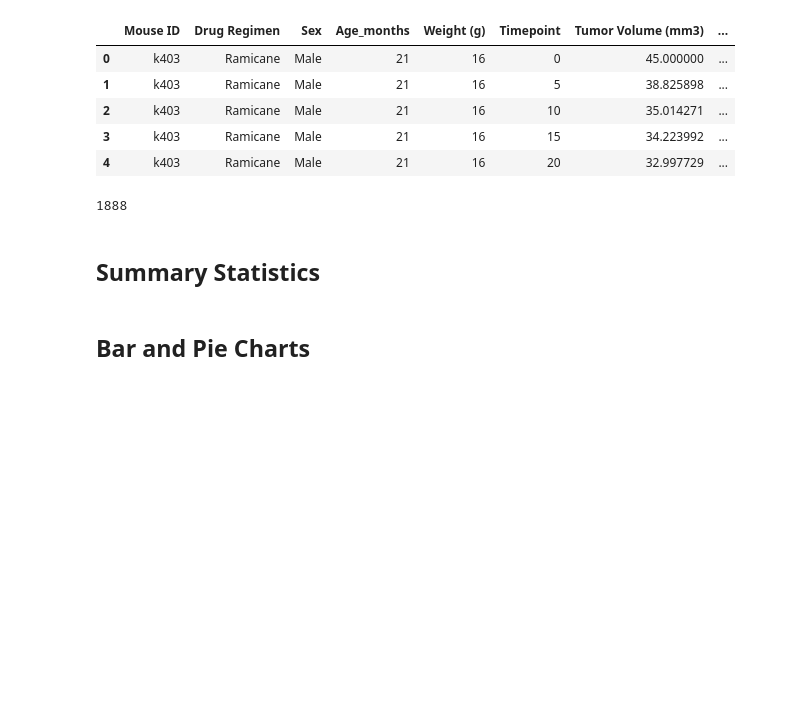
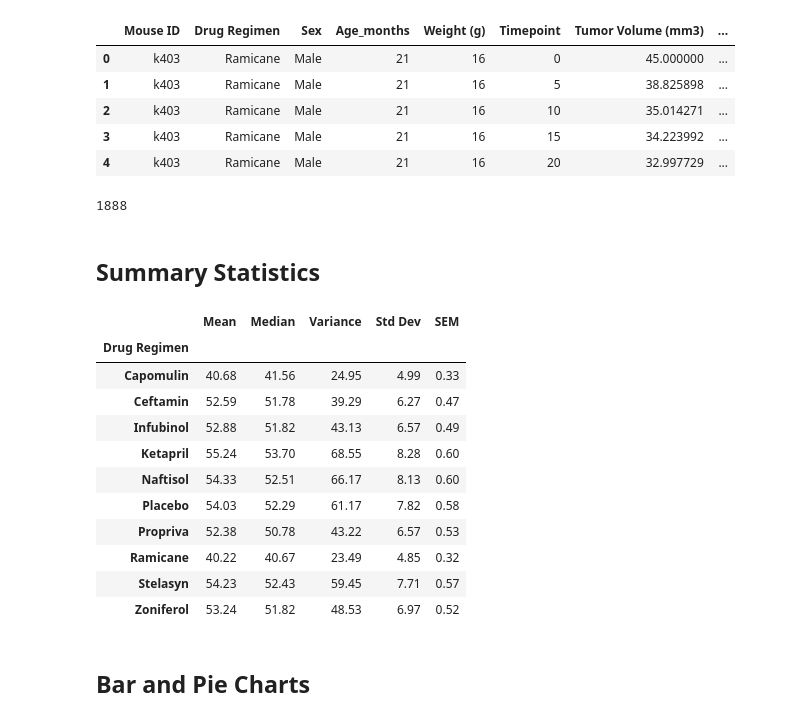
Before and after one commit to JDICKENSON91/Matplotlib_challenge, a Jupyter notebook: pymaceuticals.ipynb, the cells around one changed output. Cells and saved outputs as stored; diff of their text form; code cells hidden in the pictures; blank space fills up the shorter version.

```diff
--- a/pymaceuticals.ipynb
+++ b/pymaceuticals.ipynb
@@ -87,3 +84,48 @@ cleaned_list["Mouse ID"].count()
+# %%
+# Generate a summary statistics table of mean, median, variance, standard deviation, and SEM of the tumor volume for each regimen
+#Grouby Drug Regimen
+Grouped_clean_list = (cleaned_list.groupby(['Drug Regimen']))
+
+grouped_regimen_mean = round(pd.DataFrame((cleaned_list.groupby(['Drug Regimen']).mean())),2)
+grouped_regimen_mean = grouped_regimen_mean.drop(["Age_months","Weight (g)","Timepoint","Metastatic Sites"], axis=1)
+grouped_regimen_mean = grouped_regimen_mean.rename(columns = {"Tumor Volume (mm3)":"Mean"})
+
+grouped_regimen_median = round(pd.DataFrame((cleaned_list.groupby(['Drug Regimen']).median())),2)
+grouped_regimen_median = grouped_regimen_median.drop(["Age_months","Weight (g)","Timepoint","Metastatic Sites"], axis=1)
+grouped_regimen_median = grouped_regimen_median.rename(columns = {"Tumor Volume (mm3)":"Median"})
+
+Summary_Statistics = pd.merge(grouped_regimen_mean, grouped_regimen_median, how="left", on="Drug Regimen")
+
+
+grouped_regimen_variance = round(pd.DataFrame(cleaned_list.groupby(['Drug Regimen']).var()),2)
+grouped_regimen_variance = grouped_regimen_variance.drop(["Age_months","Weight (g)","Timepoint","Metastatic Sites"], axis=1)
+grouped_regimen_variance = grouped_regimen_variance.rename(columns = {"Tumor Volume (mm3)":"Variance"})
+Summary_Statistics = pd.merge(Summary_Statistics, grouped_regimen_variance, how="left", on="Drug Regimen")
+
+grouped_regimen_stddev = round(pd.DataFrame(cleaned_list.groupby(['Drug Regimen']).std()),2)
+grouped_regimen_stddev = grouped_regimen_stddev.drop(["Age_months","Weight (g)","Timepoint","Metastatic Sites"], axis=1)
+grouped_regimen_stddev = grouped_regimen_stddev.rename(columns = {"Tumor Volume (mm3)":"Std Dev"})
+Summary_Statistics = pd.merge(Summary_Statistics, grouped_regimen_stddev, how="left", on="Drug Regimen")
+
+grouped_regimen_sem = round(pd.DataFrame(cleaned_list.groupby(['Drug Regimen']).sem()),2)
+grouped_regimen_sem = grouped_regimen_sem.drop(["Age_months","Weight (g)","Timepoint","Metastatic Sites","Mouse ID","Sex"], axis=1)
+grouped_regimen_sem = grouped_regimen_sem.rename(columns = {"Tumor Volume (mm3)":"SEM"})
+Summary_Statistics = pd.merge(Summary_Statistics, grouped_regimen_sem, how="left", on="Drug Regimen")
+# This method is the most straighforward, creating multiple series and putting them all together at the end.
+Summary_Statistics
+# %% [output]
+|  | Mean | Median | Variance | Std Dev | SEM |
+| Drug Regimen |  |  |  |  |  |
+| Capomulin | 40.68 | 41.56 | 24.95 | 4.99 | 0.33 |
+| Ceftamin | 52.59 | 51.78 | 39.29 | 6.27 | 0.47 |
+| Infubinol | 52.88 | 51.82 | 43.13 | 6.57 | 0.49 |
+| Ketapril | 55.24 | 53.70 | 68.55 | 8.28 | 0.60 |
+| Naftisol | 54.33 | 52.51 | 66.17 | 8.13 | 0.60 |
+| Placebo | 54.03 | 52.29 | 61.17 | 7.82 | 0.58 |
+| Propriva | 52.38 | 50.78 | 43.22 | 6.57 | 0.53 |
+| Ramicane | 40.22 | 40.67 | 23.49 | 4.85 | 0.32 |
+| Stelasyn | 54.23 | 52.43 | 59.45 | 7.71 | 0.57 |
+| Zoniferol | 53.24 | 51.82 | 48.53 | 6.97 | 0.52 |
 # %%
 # Generate a summary statistics table of mean, median, variance, standard deviation, and SEM of the tumor volume for each regimen
 
```
Also changed, not shown: parts of 7 cells of this notebook.
